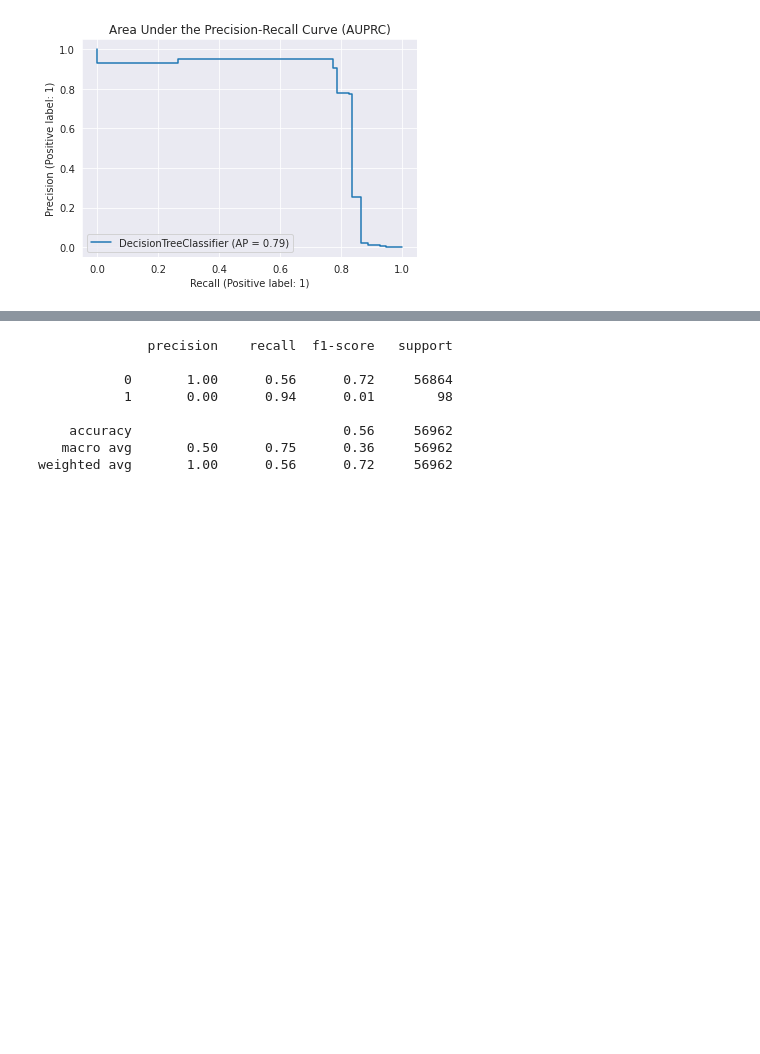
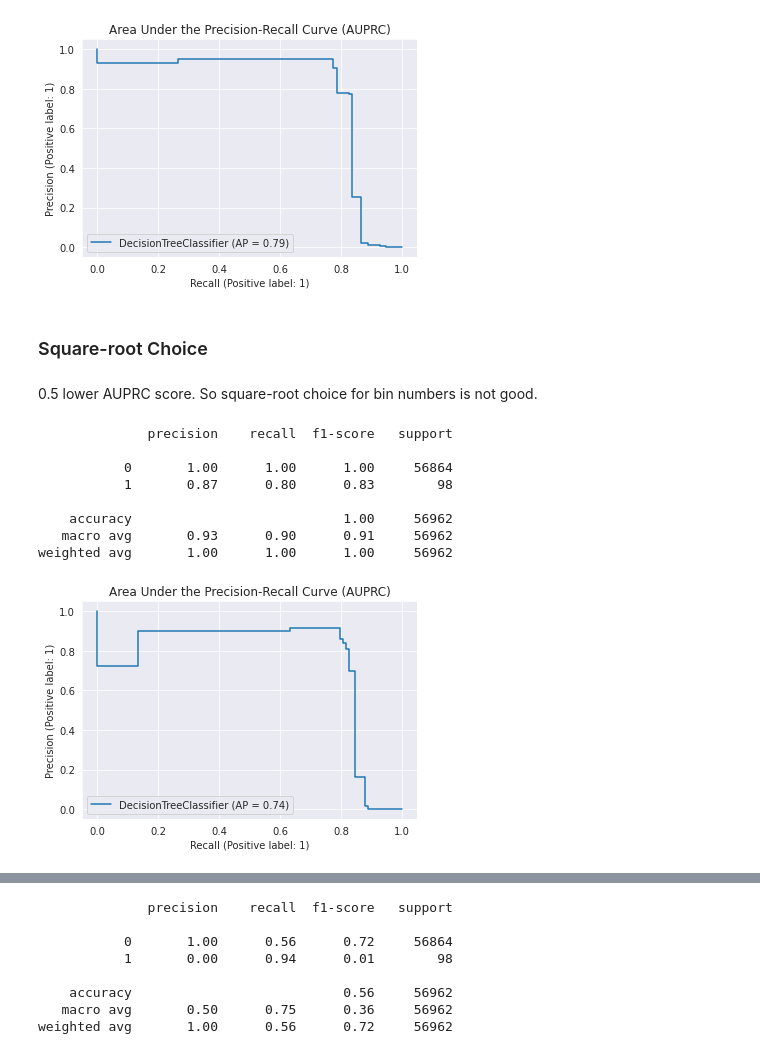
Before and after one commit to AtakanYuksel/credit-card-fraud-detection, a Jupyter notebook: main.ipynb, the cells around one changed output, grey strips where cells are left out. Saved outputs shown, nothing was run; the diff lists cells and outputs as text; code cells hidden in the pictures; blank space fills up the shorter version.

```diff
--- a/main.ipynb
+++ b/main.ipynb
@@ -162,0 +173,17 @@ cnn_X_train, cnn_X_test, cnn_y_train, cnn_y_test = train_test_split(cnn_X, cnn_y
+# %%
+n_rows = df.shape[0]
+
+squareroot_choice = len(np.histogram_bin_edges(df["Amount"], bins="sqrt")) - 1 # number of bins = number of edges - 1
+
+sturges = len(np.histogram_bin_edges(df["Amount"], bins="sturges")) - 1 # number of bins = number of edges - 1
+
+freedmandiaconis_choice = []
+for column in df.columns[:-1]:
+    edges = np.histogram_bin_edges(df[column], bins="fd")
+    freedmandiaconis_choice.append(len(edges) - 1)
+
+
+print("Square-root choice: {}\nSturges' Formula: {}".format(squareroot_choice, sturges))
+print("Freedman-Diaconis' choice:")
+for i, j in zip(df.columns[:-1], freedmandiaconis_choice):
+    print("\tColumn: {} -> n_bins: {}".format(i, j))
@@ -162,0 +210,11 @@ cnn_X_train, cnn_X_test, cnn_y_train, cnn_y_test = train_test_split(cnn_X, cnn_y
+# %%
+discretizer = KBinsDiscretizer(n_bins=squareroot_choice, encode="ordinal", strategy="uniform")
+sqrt_binned_df = pd.DataFrame(discretizer.fit_transform(df.iloc[:,:-1]), columns=df.columns[:-1])
+sqrt_binned_df["Class"] = df["Class"]
+
+for column in sqrt_binned_df.columns:
+    sqrt_binned_df[column] = sqrt_binned_df[column].astype("category")
+
+sqrt_binned_X_train, sqrt_binned_X_test, sqrt_binned_y_train, sqrt_binned_y_test = train_test_split(sqrt_binned_df.iloc[:, :-1], sqrt_binned_df["Class"], test_size=0.2, stratify=sqrt_binned_df["Class"], random_state=42)
+
+sqrt_binned_df.head(3)
@@ -278,3 +412,26 @@ display = PrecisionRecallDisplay.from_predictions(y_test, dtc_proba, name="Decis
    macro avg       0.95      0.89      0.92     56962
 weighted avg       1.00      1.00      1.00     56962
 [figure]
+# %% [markdown]
+### Square-root Choice
+# %% [markdown]
+0.5 lower AUPRC score. So square-root choice for bin numbers is not good.
+# %%
+dtc = make_pipeline(DecisionTreeClassifier(max_depth=5, min_samples_split=2, max_leaf_nodes=None,criterion="entropy", random_state=42))
+dtc.fit(sqrt_binned_X_train, sqrt_binned_y_train)
+
+dtc_pred = dtc.predict(sqrt_binned_X_test)
+dtc_proba = dtc.predict_proba(sqrt_binned_X_test)[:, 1]
+
+print(classification_report(sqrt_binned_y_test, dtc_pred))
+display = PrecisionRecallDisplay.from_predictions(sqrt_binned_y_test, dtc_proba, name="DecisionTreeClassifier").ax_.set_title("Area Under the Precision-Recall Curve (AUPRC)")
+# %% [output]
+              precision    recall  f1-score   support
+
+           0       1.00      1.00      1.00     56864
+           1       0.87      0.80      0.83        98
+
+    accuracy                           1.00     56962
+   macro avg       0.93      0.90      0.91     56962
+weighted avg       1.00      1.00      1.00     56962
+[figure, added]
```
Also changed, not shown: parts of 69 cells of this notebook, 2 other files.
